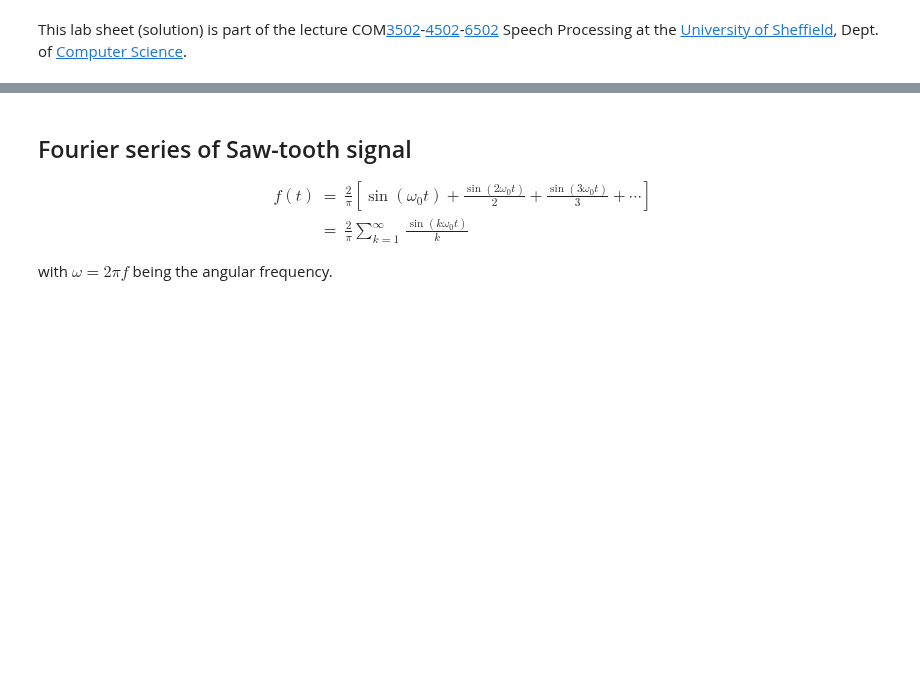
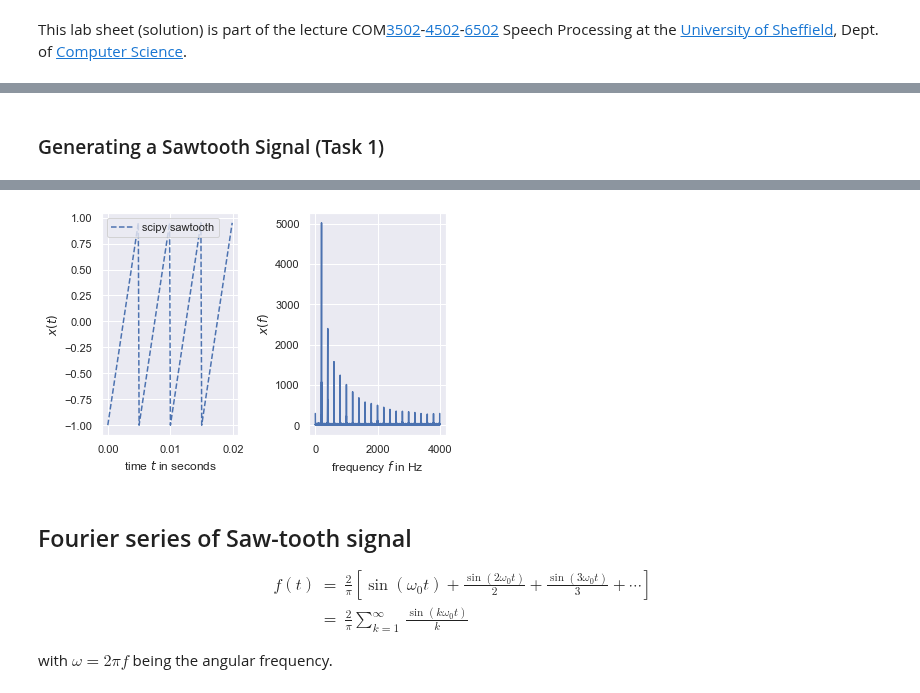
Before and after one commit to sap-shef/SpeechProcesssingLab, a Jupyter notebook: Lab-Sheet-Solutions/Lab-Sheet-4-Solution.ipynb, the cells around one changed output, grey strips where cells are left out. Saved outputs shown, nothing was run; the diff lists cells and outputs as text; code cells hidden in the pictures; blank space fills up the shorter version.

```diff
--- a/Lab-Sheet-Solutions/Lab-Sheet-4-Solution.ipynb
+++ b/Lab-Sheet-Solutions/Lab-Sheet-4-Solution.ipynb
@@ -24,0 +28,33 @@ $f_0$, $2f_0$, $3f_0$, $4f_0$, $5f_0$, etc.
+# %% [markdown]
+### Generating a Sawtooth Signal (Task 1)
+# %%
+from scipy import signal            # for easy sawtooth signal generation
+from IPython import display as ipd  # to playback audio signals
+
+fs=8000                   # sampling frequency
+t = np.arange(0, 2, 1/fs) # time vector
+
+f = 200                   # frequency in Hz for scipy sawtooth
+saw_tooth = signal.sawtooth(2 * np.pi * f * t)
+
+# plot first 20 ms (=160 samples at sampling frequency of 8000 Hz)
+plt.subplot(1,2,1)
+plt.plot(t[0:160], saw_tooth[0:160], '--', label='scipy sawtooth');
+plt.xlabel('time $t$ in seconds'); plt.ylabel('$x(t)$')
+plt.legend();
+
+# calculate the spectum (frequency domain representation)
+FFT_length = 2**15 # take a power of two which is larger than the signal length
+f = np.linspace(0, fs/2, num=int(FFT_length/2+1))
+spectrum = np.abs(np.fft.rfft(saw_tooth,n=FFT_length))
+
+# plot the spectrum
+plt.subplot(1,2,2)
+plt.plot(f,spectrum)
+plt.xlabel('frequency $f$ in Hz');plt.ylabel('$x(f)$')
+
+plt.tight_layout() # this allowes for some space for the title text.
+
+# playback sound file (if you want)
+ipd.Audio(saw_tooth, rate=fs)
+# %% [output]
@@ -25,3 +62,4 @@ $f_0$, $2f_0$, $3f_0$, $4f_0$, $5f_0$, etc.
+[figure, added]
 # %% [markdown]
 ## Fourier series of Saw-tooth signal
 
```
Also changed, not shown: parts of 4 cells of this notebook, 1 other file.
